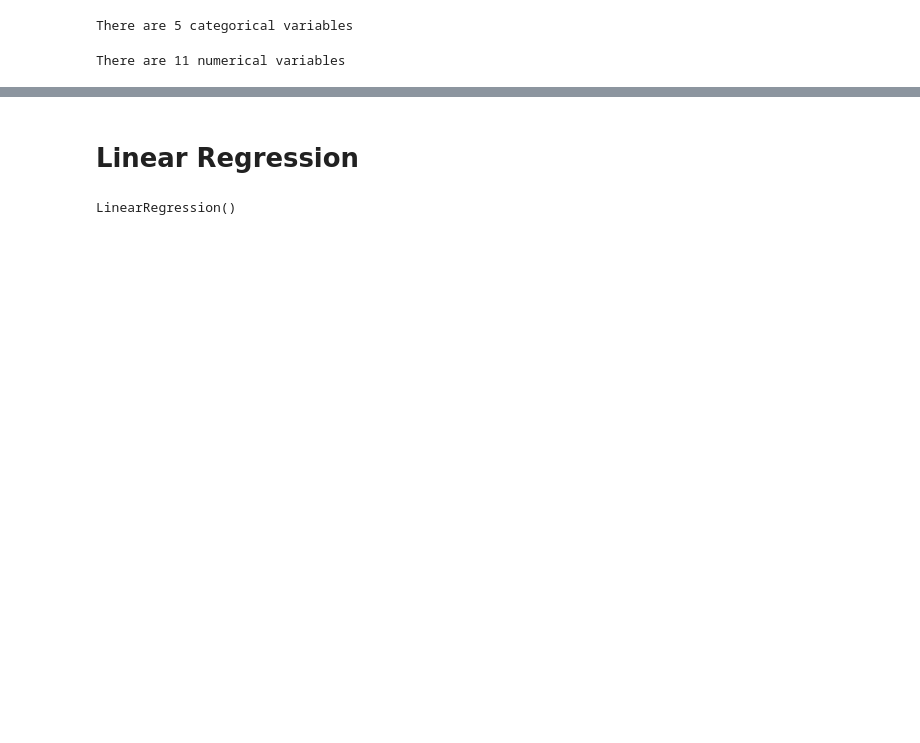
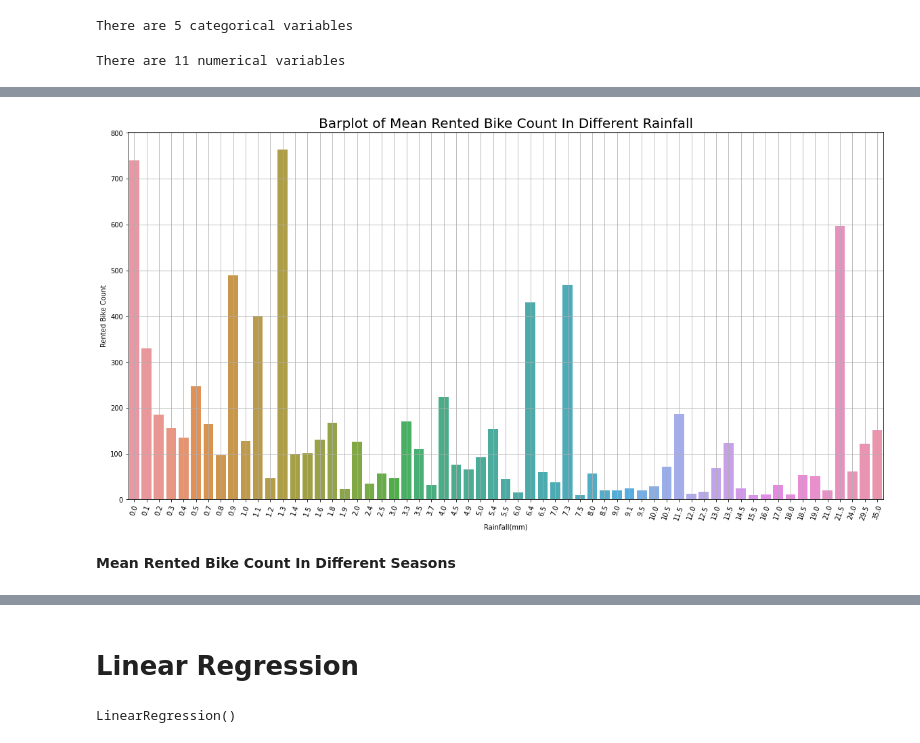
Before and after one commit to saurabhshinkar/Bike-Sharing-Demand-Prediction, a Jupyter notebook: Bike_Sharing_Demand_Prediction_Capstone_Project.ipynb, the cells around one changed output, grey strips where cells are left out. Cells and saved outputs as stored; diff of their text form; code cells hidden in the pictures; blank space fills up the shorter version.

```diff
--- a/Bike_Sharing_Demand_Prediction_Capstone_Project.ipynb
+++ b/Bike_Sharing_Demand_Prediction_Capstone_Project.ipynb
@@ -560,0 +326,11 @@ onehotencoder = OneHotEncoder()
+# %%
+# Barplot of mean ranted bike coungt by rainfall
+plt.figure(figsize = (20,10))
+sns.barplot(x="Rainfall(mm)", y="Rented Bike Count", data=rainfall_and_rented_bike)
+plt.title("Barplot of Mean Rented Bike Count In Different Rainfall",fontsize=20)
+plt.xticks(rotation=70, horizontalalignment="center")
+plt.grid()
+# %% [output]
+[figure, added]
+# %% [markdown]
+**Mean Rented Bike Count In Different Seasons**
```
Also changed, not shown: parts of 116 cells of this notebook.
